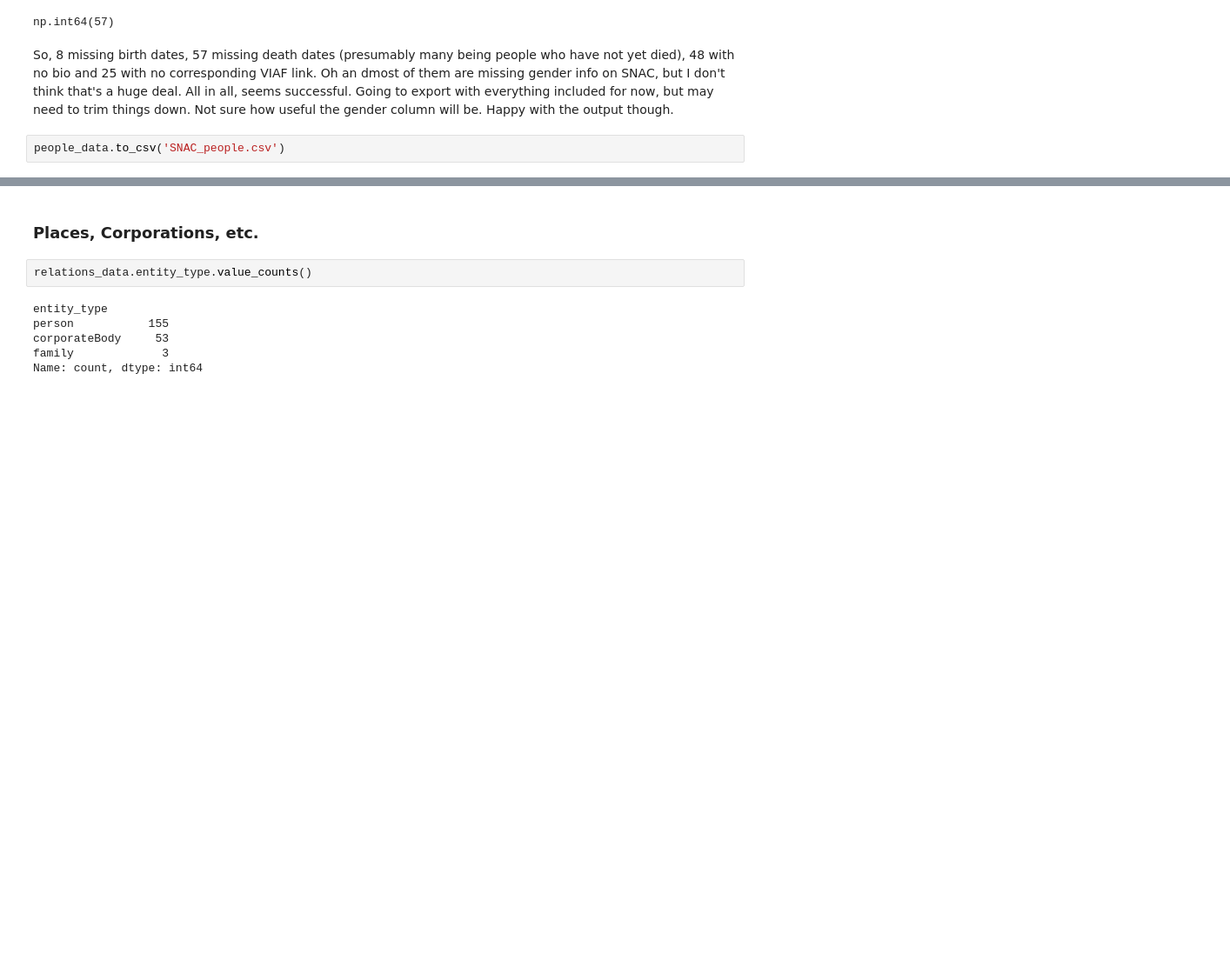
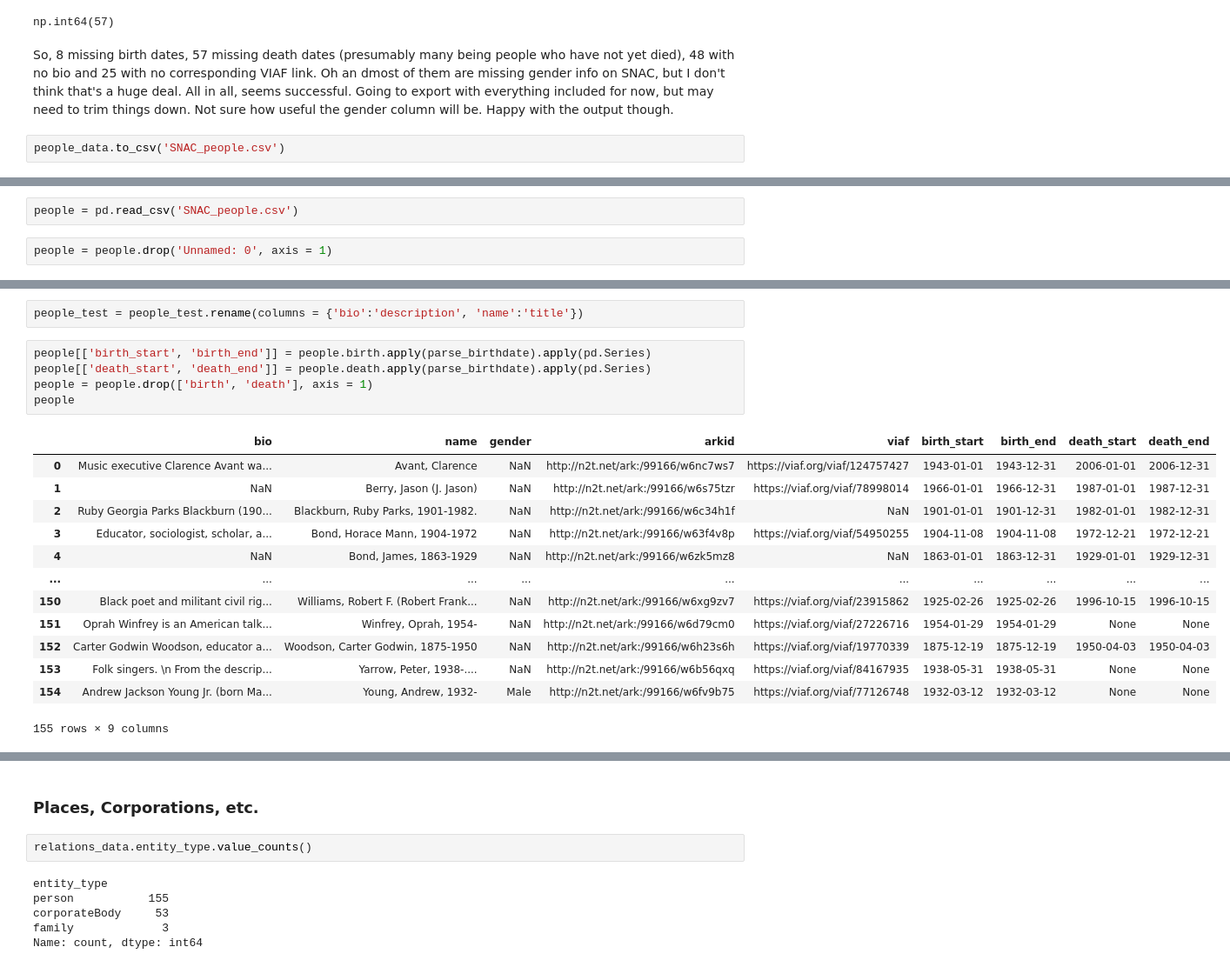
Before and after one commit to charlie-perez-35/JBPP, a Jupyter notebook: SNAC_remastered.ipynb, the cells around one changed output, grey strips where cells are left out. Shown: that part at 87% size. Cells and saved outputs as stored; diff of their text form; blank space fills up the shorter version.

```diff
--- a/SNAC_remastered.ipynb
+++ b/SNAC_remastered.ipynb
@@ -278,0 +263,4 @@ people_data.to_csv('SNAC_people.csv')
+# %%
+people = pd.read_csv('SNAC_people.csv')
+# %%
+people = people.drop('Unnamed: 0', axis = 1)
@@ -278,0 +355,21 @@ people_data.to_csv('SNAC_people.csv')
+# %%
+people_test = people_test.rename(columns = {'bio':'description', 'name':'title'})
+# %%
+people[['birth_start', 'birth_end']] = people.birth.apply(parse_birthdate).apply(pd.Series)
+people[['death_start', 'death_end']] = people.death.apply(parse_birthdate).apply(pd.Series)
+people = people.drop(['birth', 'death'], axis = 1)
+people
+# %% [output]
+|  | bio | name | gender | arkid | viaf | birth_start | birth_end | death_start | death_end |
+| 0 | Music executive Clarence Avant wa... | Avant, Clarence | NaN | http://n2t.net/ark:/99166/w6nc7ws7 | https://viaf.org/viaf/124757427 | 1943-01-01 | 1943-12-31 | 2006-01-01 | 2006-12-31 |
+| 1 | NaN | Berry, Jason (J. Jason) | NaN | http://n2t.net/ark:/99166/w6s75tzr | https://viaf.org/viaf/78998014 | 1966-01-01 | 1966-12-31 | 1987-01-01 | 1987-12-31 |
+| 2 | Ruby Georgia Parks Blackburn (190... | Blackburn, Ruby Parks, 1901-1982. | NaN | http://n2t.net/ark:/99166/w6c34h1f | NaN | 1901-01-01 | 1901-12-31 | 1982-01-01 | 1982-12-31 |
+| 3 | Educator, sociologist, scholar, a... | Bond, Horace Mann, 1904-1972 | NaN | http://n2t.net/ark:/99166/w63f4v8p | https://viaf.org/viaf/54950255 | 1904-11-08 | 1904-11-08 | 1972-12-21 | 1972-12-21 |
+| 4 | NaN | Bond, James, 1863-1929 | NaN | http://n2t.net/ark:/99166/w6zk5mz8 | NaN | 1863-01-01 | 1863-12-31 | 1929-01-01 | 1929-12-31 |
+| ... | ... | ... | ... | ... | ... | ... | ... | ... | ... |
+| 150 | Black poet and militant civil rig... | Williams, Robert F. (Robert Frank... | NaN | http://n2t.net/ark:/99166/w6xg9zv7 | https://viaf.org/viaf/23915862 | 1925-02-26 | 1925-02-26 | 1996-10-15 | 1996-10-15 |
+| 151 | Oprah Winfrey is an American talk... | Winfrey, Oprah, 1954- | NaN | http://n2t.net/ark:/99166/w6d79cm0 | https://viaf.org/viaf/27226716 | 1954-01-29 | 1954-01-29 | None | None |
+| 152 | Carter Godwin Woodson, educator a... | Woodson, Carter Godwin, 1875-1950 | NaN | http://n2t.net/ark:/99166/w6h23s6h | https://viaf.org/viaf/19770339 | 1875-12-19 | 1875-12-19 | 1950-04-03 | 1950-04-03 |
+| 153 | Folk singers. \n From the descrip... | Yarrow, Peter, 1938-.... | NaN | http://n2t.net/ark:/99166/w6b56qxq | https://viaf.org/viaf/84167935 | 1938-05-31 | 1938-05-31 | None | None |
+| 154 | Andrew Jackson Young Jr. (born Ma... | Young, Andrew, 1932- | Male | http://n2t.net/ark:/99166/w6fv9b75 | https://viaf.org/viaf/77126748 | 1932-03-12 | 1932-03-12 | None | None |
+155 rows × 9 columns
```
Also changed, not shown: parts of 13 cells of this notebook, 6 other files.
